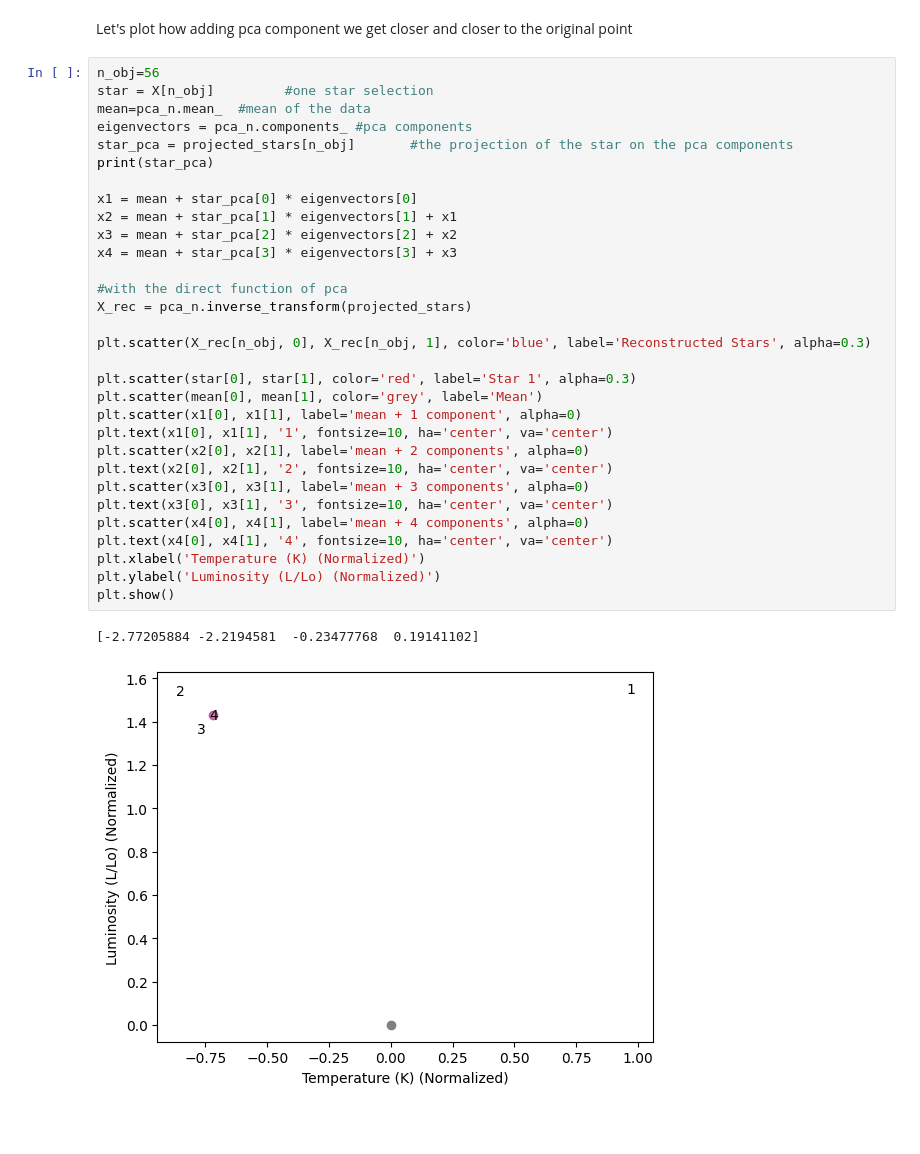
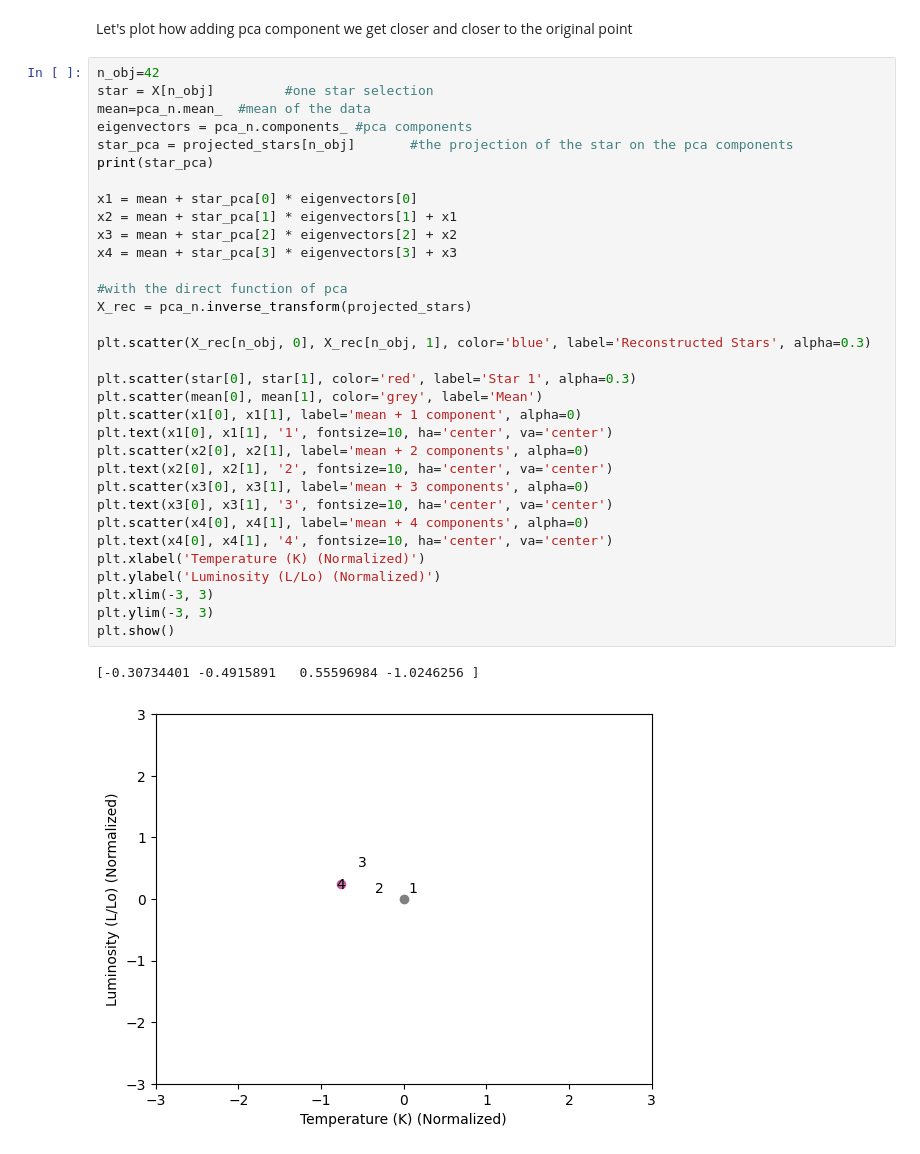
Before and after one commit to Sofiadossena/astrostatistics_bicocca_2025, a Jupyter notebook: working/15_HR.ipynb, the cells around one changed output. Drawn from its saved outputs; the diff is of its cells as text; blank space fills up the shorter version.

```diff
--- a/working/15_HR.ipynb
+++ b/working/15_HR.ipynb
@@ -147,36 +147,38 @@ plt.show()
 # %% [markdown]
 Let's plot how adding pca component we get closer and closer to the original point
 # %%
-n_obj=56
+n_obj=42
 star = X[n_obj]         #one star selection
 mean=pca_n.mean_  #mean of the data
 eigenvectors = pca_n.components_ #pca components
 star_pca = projected_stars[n_obj]       #the projection of the star on the pca components
 print(star_pca)
 
 x1 = mean + star_pca[0] * eigenvectors[0]
 x2 = mean + star_pca[1] * eigenvectors[1] + x1
 x3 = mean + star_pca[2] * eigenvectors[2] + x2
 x4 = mean + star_pca[3] * eigenvectors[3] + x3
 
 #with the direct function of pca
 X_rec = pca_n.inverse_transform(projected_stars)
 
 plt.scatter(X_rec[n_obj, 0], X_rec[n_obj, 1], color='blue', label='Reconstructed Stars', alpha=0.3)
 
 plt.scatter(star[0], star[1], color='red', label='Star 1', alpha=0.3)
 plt.scatter(mean[0], mean[1], color='grey', label='Mean')
 plt.scatter(x1[0], x1[1], label='mean + 1 component', alpha=0)
 plt.text(x1[0], x1[1], '1', fontsize=10, ha='center', va='center')
 plt.scatter(x2[0], x2[1], label='mean + 2 components', alpha=0)
 plt.text(x2[0], x2[1], '2', fontsize=10, ha='center', va='center')
 plt.scatter(x3[0], x3[1], label='mean + 3 components', alpha=0)
 plt.text(x3[0], x3[1], '3', fontsize=10, ha='center', va='center')
 plt.scatter(x4[0], x4[1], label='mean + 4 components', alpha=0)
 plt.text(x4[0], x4[1], '4', fontsize=10, ha='center', va='center')
 plt.xlabel('Temperature (K) (Normalized)')
 plt.ylabel('Luminosity (L/Lo) (Normalized)')
+plt.xlim(-3, 3)
+plt.ylim(-3, 3)
 plt.show()
 # %% [output]
-[-2.77205884 -2.2194581  -0.23477768  0.19141102]
+[-0.30734401 -0.4915891   0.55596984 -1.0246256 ]
-[figure, old version]
+[figure, new version]
```
Also changed, not shown: parts of 1 cell of this notebook.
